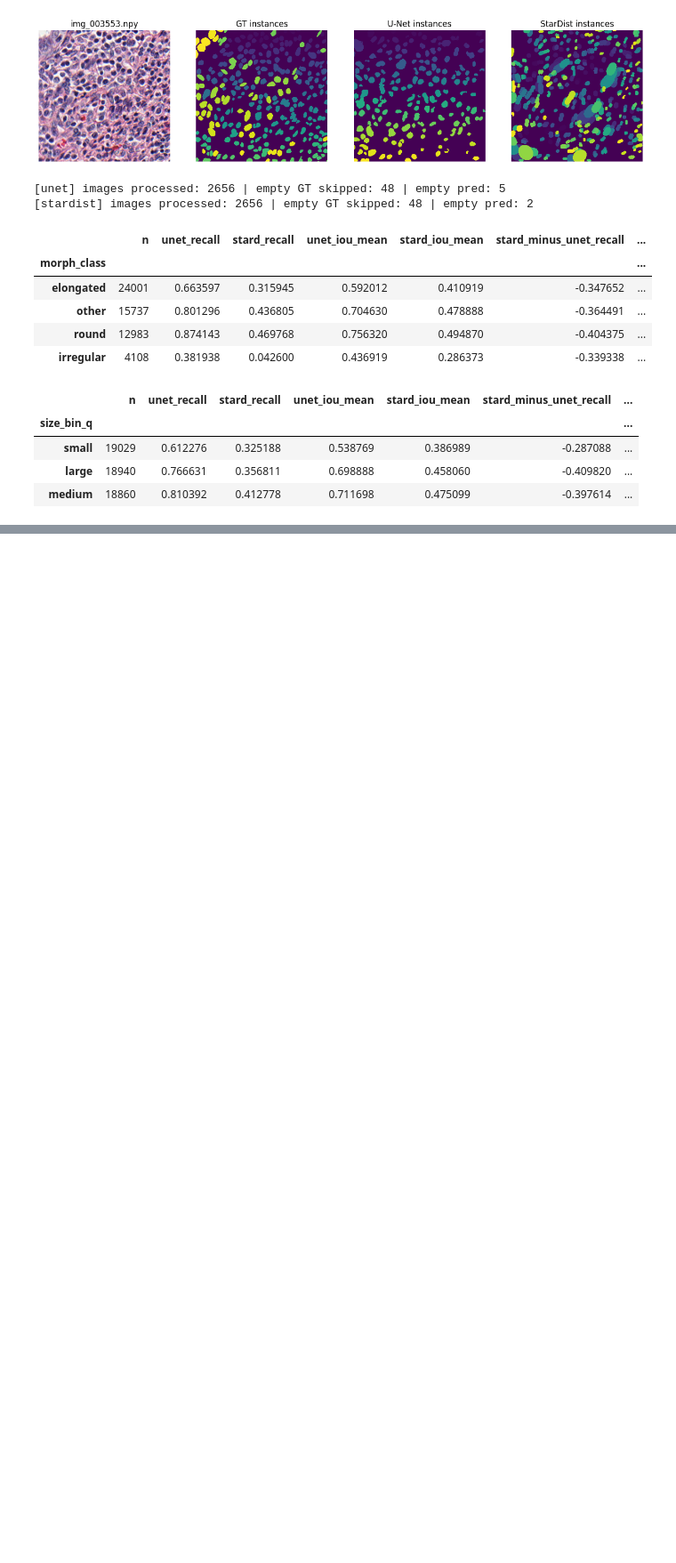
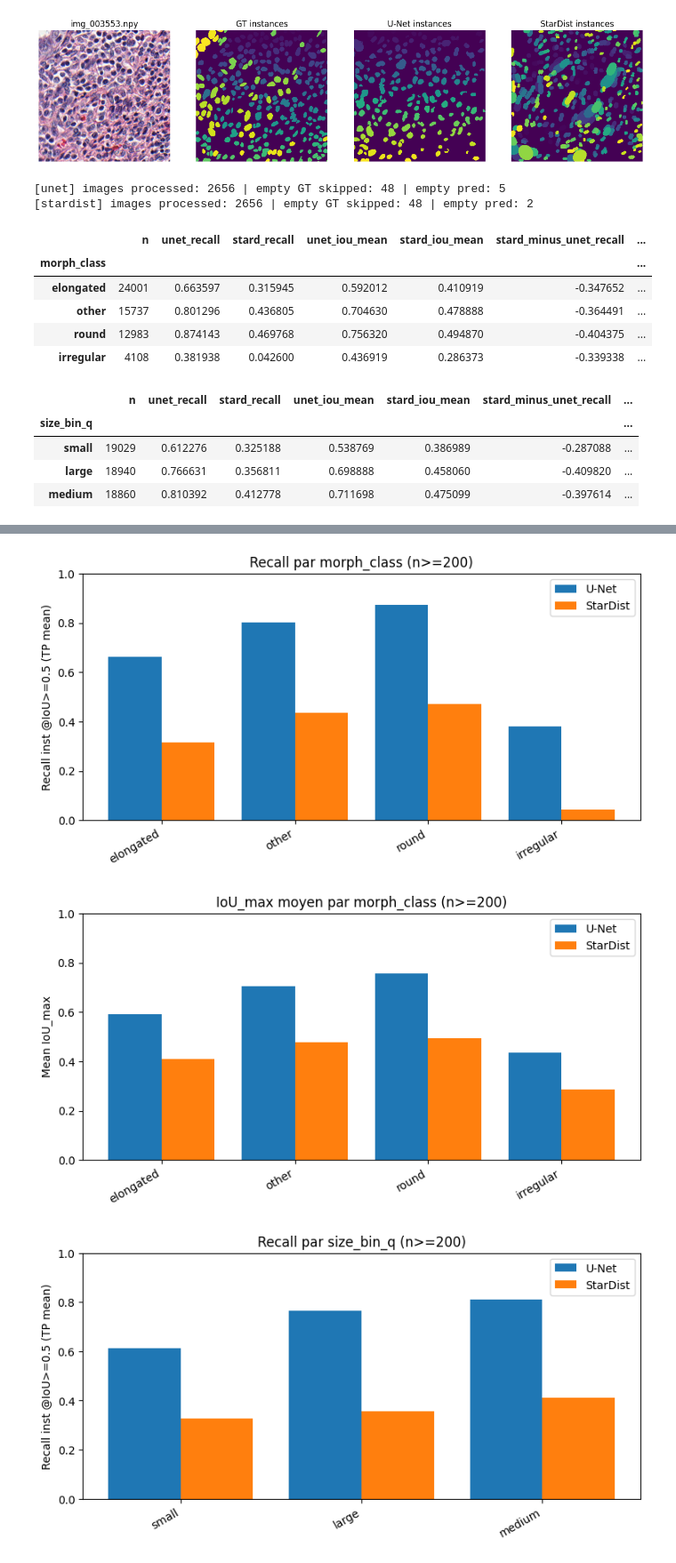
Before and after one commit to al-alec/benchmark_unet_stardist_cellpose, a Jupyter notebook: index.ipynb, the cells around one changed output, grey strips where cells are left out. Shown at 89% size. Cells and saved outputs as stored; diff of their text form; code cells hidden in the pictures; blank space fills up the shorter version.

```diff
--- a/index.ipynb
+++ b/index.ipynb
@@ -699,0 +728,43 @@ display(summarize_bias(df_test, "size_bin_q"))
+# %%
+def plot_group_bias(df, group_col, min_count=50):
+    g = df.groupby(group_col).agg(
+        n=("instance_id","size"),
+        unet_rec=("unet_TP","mean"),
+        stard_rec=("stardist_TP","mean"),
+        unet_iou=("unet_iou","mean"),
+        stard_iou=("stardist_iou","mean"),
+    ).reset_index()
+
+    g = g[g["n"] >= min_count].sort_values("n", ascending=False)
+
+    # Recall
+    plt.figure(figsize=(9,4))
+    x = np.arange(len(g))
+    plt.bar(x-0.2, g["unet_rec"], width=0.4, label="U-Net")
+    plt.bar(x+0.2, g["stard_rec"], width=0.4, label="StarDist")
+    plt.xticks(x, g[group_col], rotation=30, ha="right")
+    plt.ylim(0,1)
+    plt.ylabel("Recall inst @IoU>=0.5 (TP mean)")
+    plt.title(f"Recall par {group_col} (n>={min_count})")
+    plt.legend()
+    plt.show()
+
+    # IoU
+    plt.figure(figsize=(9,4))
+    plt.bar(x-0.2, g["unet_iou"], width=0.4, label="U-Net")
+    plt.bar(x+0.2, g["stard_iou"], width=0.4, label="StarDist")
+    plt.xticks(x, g[group_col], rotation=30, ha="right")
+    plt.ylim(0,1)
+    plt.ylabel("Mean IoU_max")
+    plt.title(f"IoU_max moyen par {group_col} (n>={min_count})")
+    plt.legend()
+    plt.show()
+
+    return g
+
+g_morph = plot_group_bias(df_test, "morph_class", min_count=200)
+g_size  = plot_group_bias(df_test, "size_bin_q",  min_count=200)
+# %% [output]
+[figure, added]
+[figure, added]
+[figure, added]
```
Also changed, not shown: parts of 5 cells of this notebook, 2 other files.
